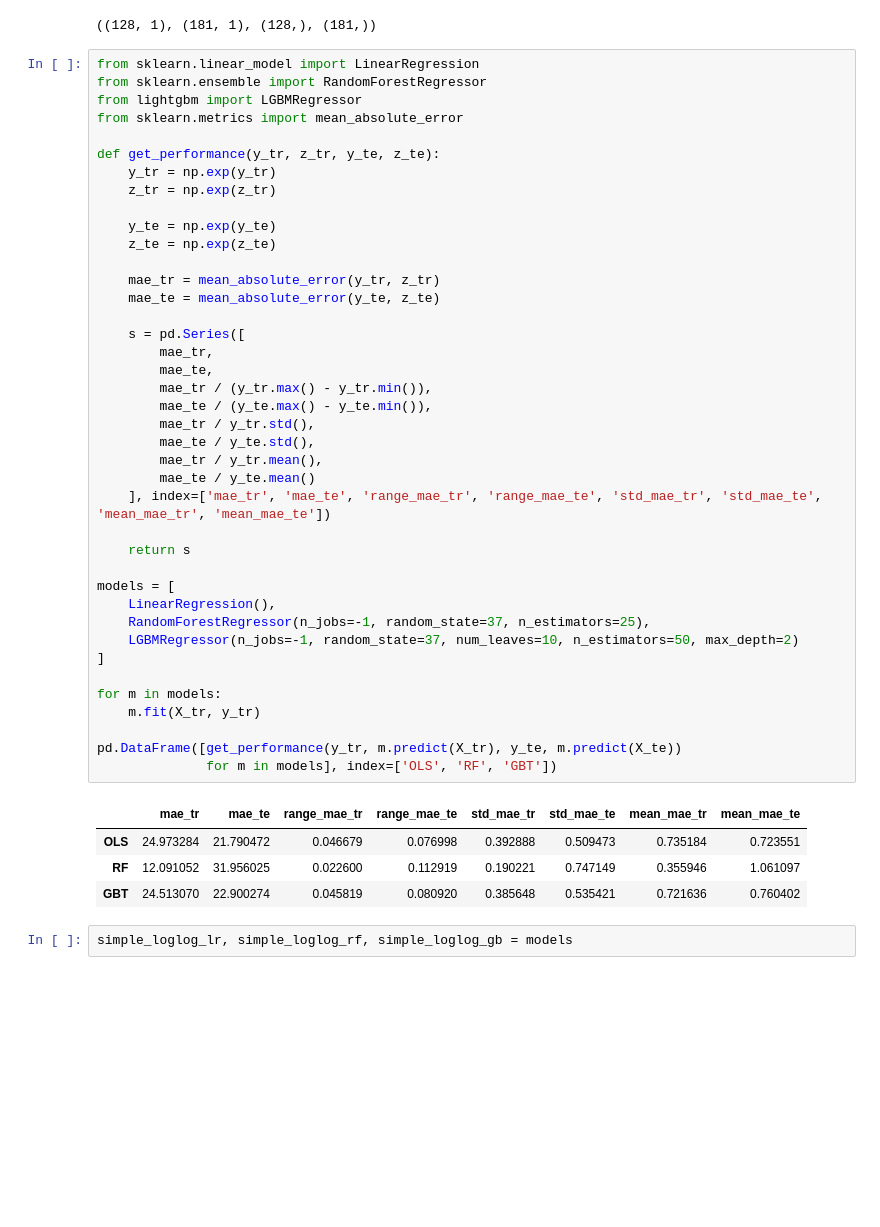
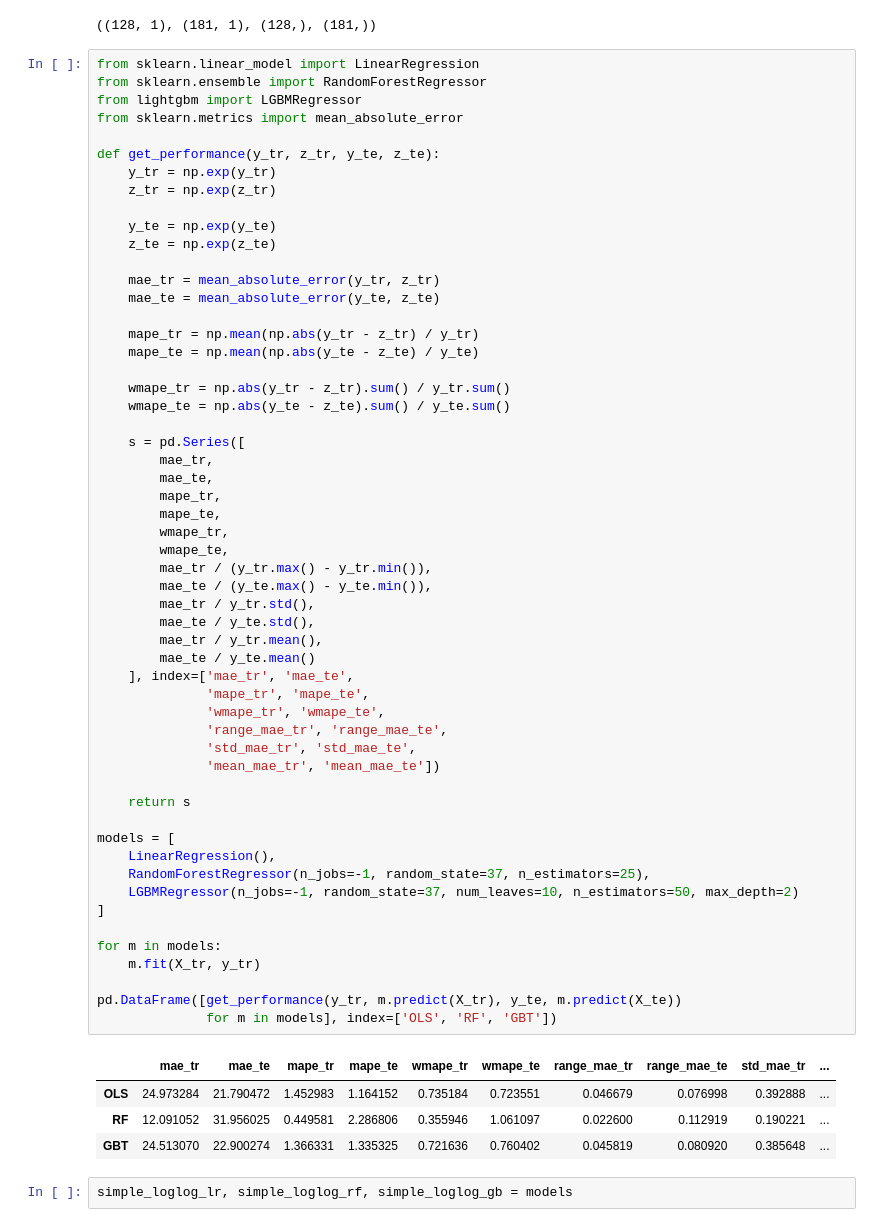
Before and after one commit to oneoffcoder/books, a Jupyter notebook: sphinx/datascience/source/elasticity-pricing.ipynb, the cells around one changed output. Saved outputs shown, nothing was run; the diff lists cells and outputs as text; blank space fills up the shorter version.

Commit message:
weighted mape

```diff
--- a/sphinx/datascience/source/elasticity-pricing.ipynb
+++ b/sphinx/datascience/source/elasticity-pricing.ipynb
@@ -126,38 +126,53 @@ def get_performance(y_tr, z_tr, y_te, z_te):
     y_te = np.exp(y_te)
     z_te = np.exp(z_te)
 
     mae_tr = mean_absolute_error(y_tr, z_tr)
     mae_te = mean_absolute_error(y_te, z_te)
 
+    mape_tr = np.mean(np.abs(y_tr - z_tr) / y_tr)
+    mape_te = np.mean(np.abs(y_te - z_te) / y_te)
+
+    wmape_tr = np.abs(y_tr - z_tr).sum() / y_tr.sum()
+    wmape_te = np.abs(y_te - z_te).sum() / y_te.sum()
+
     s = pd.Series([
         mae_tr,
         mae_te,
+        mape_tr,
+        mape_te,
+        wmape_tr,
+        wmape_te,
         mae_tr / (y_tr.max() - y_tr.min()),
         mae_te / (y_te.max() - y_te.min()),
         mae_tr / y_tr.std(),
         mae_te / y_te.std(),
         mae_tr / y_tr.mean(),
         mae_te / y_te.mean()
-    ], index=['mae_tr', 'mae_te', 'range_mae_tr', 'range_mae_te', 'std_mae_tr', 'std_mae_te', 'mean_mae_tr', 'mean_mae_te'])
+    ], index=['mae_tr', 'mae_te',
+              'mape_tr', 'mape_te',
+              'wmape_tr', 'wmape_te',
+              'range_mae_tr', 'range_mae_te',
+              'std_mae_tr', 'std_mae_te',
+              'mean_mae_tr', 'mean_mae_te'])
 
     return s
 
 models = [
     LinearRegression(),
     RandomForestRegressor(n_jobs=-1, random_state=37, n_estimators=25),
     LGBMRegressor(n_jobs=-1, random_state=37, num_leaves=10, n_estimators=50, max_depth=2)
 ]
 
 for m in models:
     m.fit(X_tr, y_tr)
 
 pd.DataFrame([get_performance(y_tr, m.predict(X_tr), y_te, m.predict(X_te))
               for m in models], index=['OLS', 'RF', 'GBT'])
 # %% [output]
-|  | mae_tr | mae_te | range_mae_tr | range_mae_te | std_mae_tr | std_mae_te | mean_mae_tr | mean_mae_te |
-| OLS | 24.973284 | 21.790472 | 0.046679 | 0.076998 | 0.392888 | 0.509473 | 0.735184 | 0.723551 |
-| RF | 12.091052 | 31.956025 | 0.022600 | 0.112919 | 0.190221 | 0.747149 | 0.355946 | 1.061097 |
-| GBT | 24.513070 | 22.900274 | 0.045819 | 0.080920 | 0.385648 | 0.535421 | 0.721636 | 0.760402 |
+|  | mae_tr | mae_te | mape_tr | mape_te | wmape_tr | wmape_te | range_mae_tr | range_mae_te | std_mae_tr | ... |
+| OLS | 24.973284 | 21.790472 | 1.452983 | 1.164152 | 0.735184 | 0.723551 | 0.046679 | 0.076998 | 0.392888 | ... |
+| RF | 12.091052 | 31.956025 | 0.449581 | 2.286806 | 0.355946 | 1.061097 | 0.022600 | 0.112919 | 0.190221 | ... |
+| GBT | 24.513070 | 22.900274 | 1.366331 | 1.335325 | 0.721636 | 0.760402 | 0.045819 | 0.080920 | 0.385648 | ... |
 # %%
 simple_loglog_lr, simple_loglog_rf, simple_loglog_gb = models
 # %%
```
Also changed, not shown: parts of 8 cells of this notebook.
